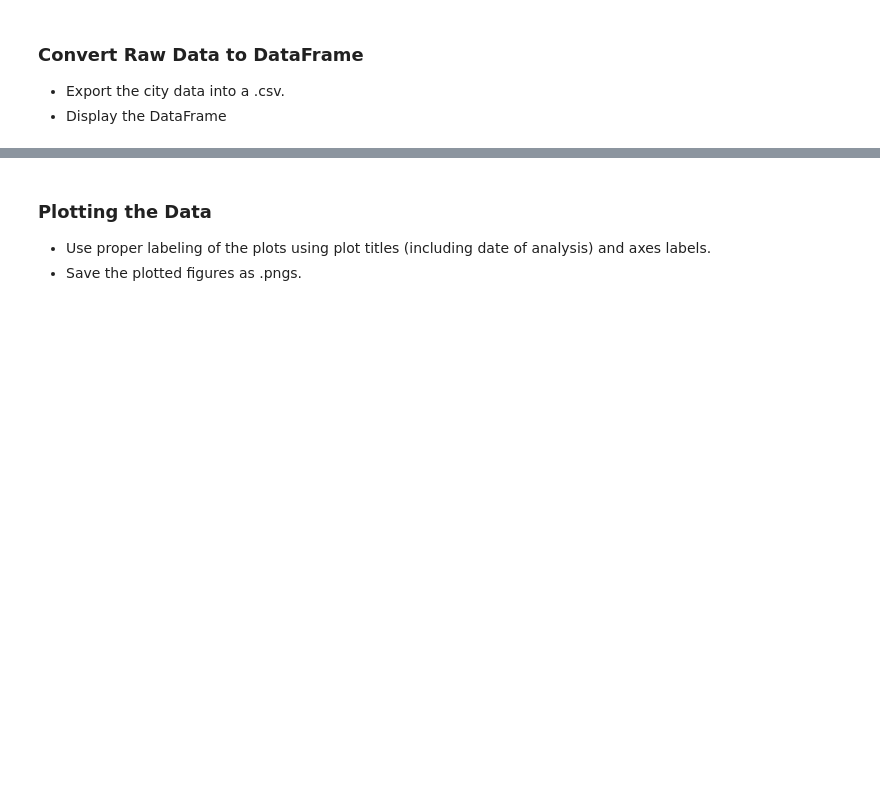
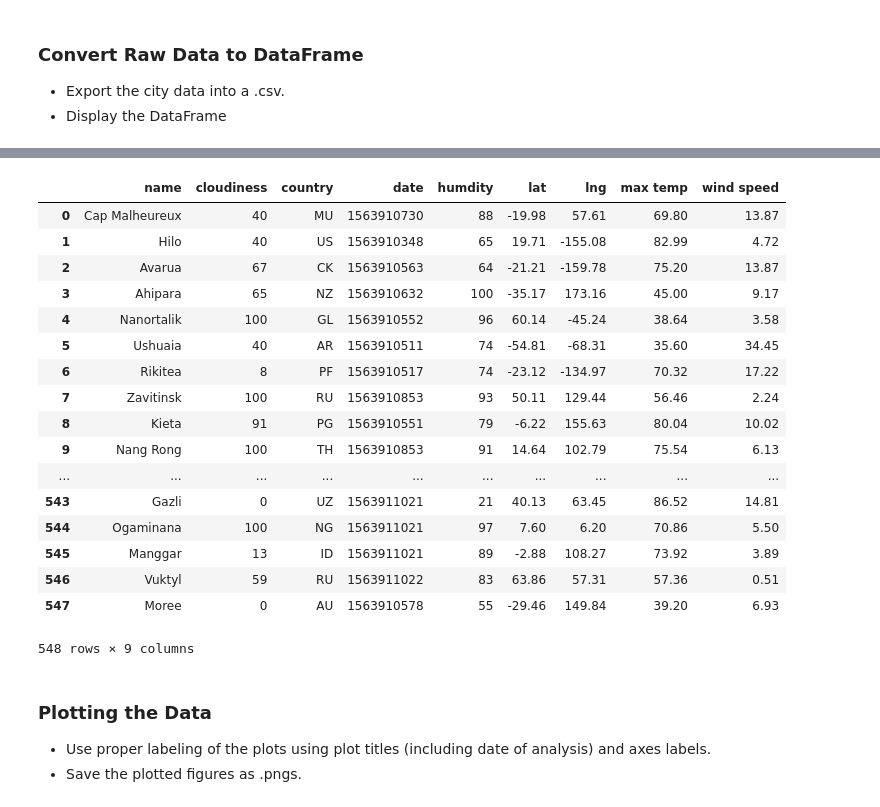
Before and after one commit to rgalindo125/Python-APIs, a Jupyter notebook: WeatherPy.ipynb, the cells around one changed output, grey strips where cells are left out. Drawn from its saved outputs; the diff is of its cells as text; code cells hidden in the pictures; blank space fills up the shorter version.

```diff
--- a/WeatherPy.ipynb
+++ b/WeatherPy.ipynb
@@ -52,7 +50,7 @@ ModuleNotFoundError: No module named 'citipy'
 # %%
 # List for holding lat_lngs and cities
 lat_lngs = []
-cities = []
+cities_list = []
 
 # Create a set of random lat and lng combinations
 lats = np.random.uniform(low=-90.000, high=90.000, size=1500)
@@ -64,9 +62,10 @@ for lat_lng in lat_lngs:
     city = citipy.nearest_city(lat_lng[0], lat_lng[1]).city_name
 
     # If the city is unique, then add it to a our cities list
-    if city not in cities:
-        cities.append(city)
+    if city not in cities_list:
+        cities_list.append(city)
 
 # Print the city count to confirm sufficient count
-len(cities)
+print(len(cities_list))
+cities_list
 # %% [output]
@@ -78,10 +150,10 @@ NameError: name 'citipy' is not defined
 # %%
 # OpenWeatherMap API Key
-api_key = api_keys.api_key
+# api_key = api_keys.api_key
 
 # Starting URL for Weather Map API Call
 url = "http://api.openweathermap.org/data/2.5/weather?units=Imperial&APPID=" + api_key
-In [4]:
+
 # Create empty lists to append the API data into lists
 city_name = []
 cloudiness = []
@@ -101,7 +173,7 @@ print(f"Beginning Data Retrieval")
 print(f"-------------------------------")
 
 #Loop through the cities in the city list
-for city in cities:
+for city in cities_list:
 
     # Try statement to append calls where value is found
     # Not all calls return data as OpenWeatherMap will not have have records in all the cities generated by CityPy module
@@ -123,11 +195,7 @@ for city in cities:
         # Increase counter by one
         record= record + 1
 
-        # Wait a second in loop to not over exceed rate limit of API
-        time.sleep(1.01)
-
     # If no record found "skip" to next call
     except:
         print("City not found. Skipping...")
-    continue
 # %% [output]
@@ -159,3 +243,38 @@ dtype: int64
+# %%
+# make dictionary for pandas to read
+city_data = {
+    'name': city_name,
+    'cloudiness': cloudiness,
+    'country': country,
+    'date': date,
+    'humdity': humidity,
+    'lat': lat,
+    'lng': lng,
+    'max temp': max_temp,
+    'wind speed': wind_speed,
+}
+# %%
+city_df = pd.DataFrame(city_data)
+city_df
+# %% [output]
+|  | name | cloudiness | country | date | humdity | lat | lng | max temp | wind speed |
+| 0 | Cap Malheureux | 40 | MU | 1563910730 | 88 | -19.98 | 57.61 | 69.80 | 13.87 |
+| 1 | Hilo | 40 | US | 1563910348 | 65 | 19.71 | -155.08 | 82.99 | 4.72 |
+| 2 | Avarua | 67 | CK | 1563910563 | 64 | -21.21 | -159.78 | 75.20 | 13.87 |
+| 3 | Ahipara | 65 | NZ | 1563910632 | 100 | -35.17 | 173.16 | 45.00 | 9.17 |
+| 4 | Nanortalik | 100 | GL | 1563910552 | 96 | 60.14 | -45.24 | 38.64 | 3.58 |
+| 5 | Ushuaia | 40 | AR | 1563910511 | 74 | -54.81 | -68.31 | 35.60 | 34.45 |
+| 6 | Rikitea | 8 | PF | 1563910517 | 74 | -23.12 | -134.97 | 70.32 | 17.22 |
+| 7 | Zavitinsk | 100 | RU | 1563910853 | 93 | 50.11 | 129.44 | 56.46 | 2.24 |
+| 8 | Kieta | 91 | PG | 1563910551 | 79 | -6.22 | 155.63 | 80.04 | 10.02 |
+| 9 | Nang Rong | 100 | TH | 1563910853 | 91 | 14.64 | 102.79 | 75.54 | 6.13 |
+| ... | ... | ... | ... | ... | ... | ... | ... | ... | ... |
+| 543 | Gazli | 0 | UZ | 1563911021 | 21 | 40.13 | 63.45 | 86.52 | 14.81 |
+| 544 | Ogaminana | 100 | NG | 1563911021 | 97 | 7.60 | 6.20 | 70.86 | 5.50 |
+| 545 | Manggar | 13 | ID | 1563911021 | 89 | -2.88 | 108.27 | 73.92 | 3.89 |
+| 546 | Vuktyl | 59 | RU | 1563911022 | 83 | 63.86 | 57.31 | 57.36 | 0.51 |
+| 547 | Moree | 0 | AU | 1563910578 | 55 | -29.46 | 149.84 | 39.20 | 6.93 |
+548 rows × 9 columns
 # %% [markdown]
 ### Plotting the Data
 * Use proper labeling of the plots using plot titles (including date of analysis) and axes labels.
```
Also changed, not shown: parts of 12 cells of this notebook.
